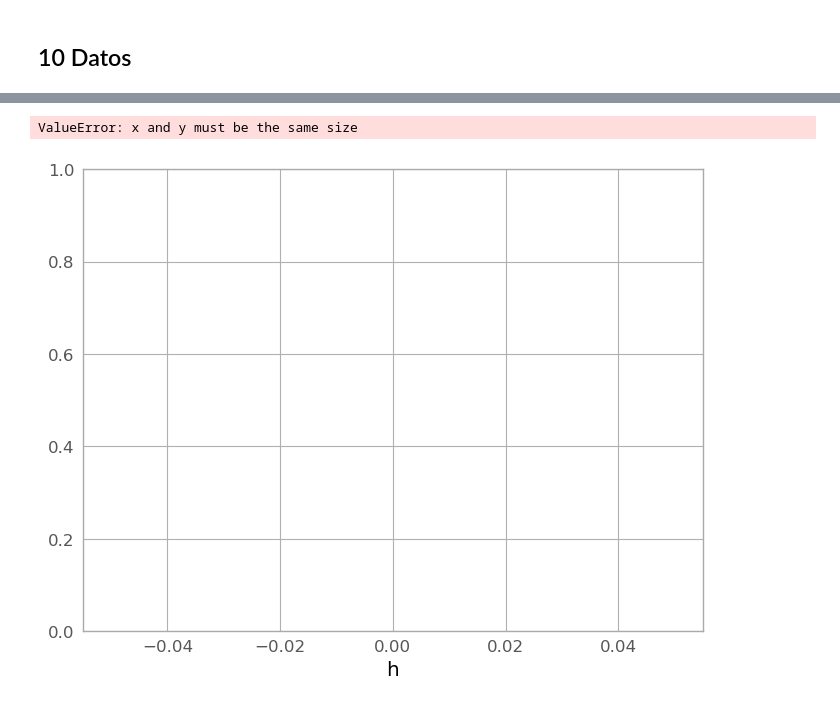
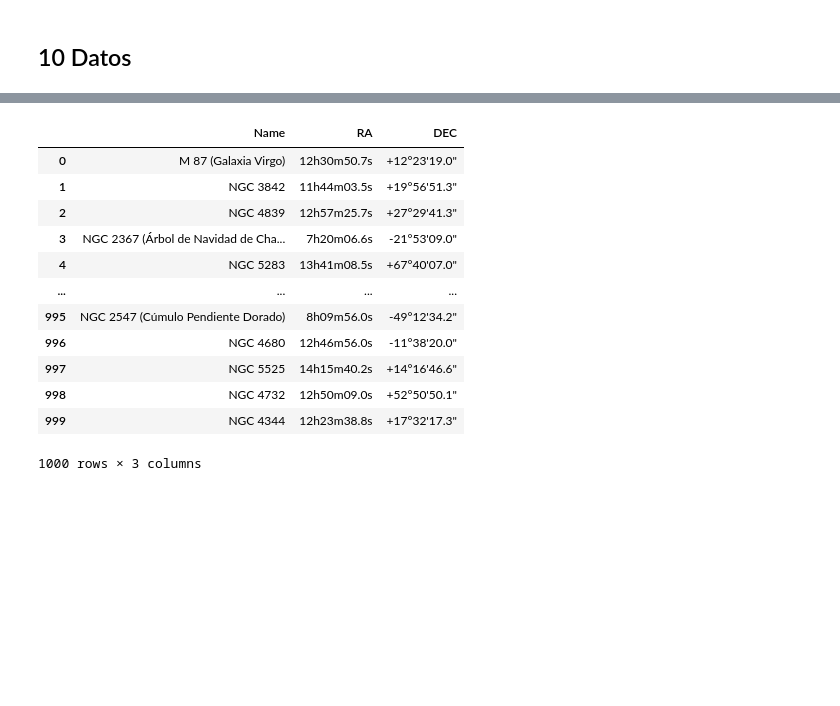
Before and after one commit to ccuellarn/Transient-Operation, a Jupyter notebook: Sketch.ipynb, the cells around one changed output, grey strips where cells are left out. Cells and saved outputs as stored; diff of their text form; code cells hidden in the pictures; blank space fills up the shorter version.

```diff
--- a/Sketch.ipynb
+++ b/Sketch.ipynb
@@ -346,35 +330,17 @@ Data
-# %%
-plt.style.use(astropy_mpl_style)
-quantity_support()
-
-plt.scatter(time, ALT,c=AZ,cmap="viridis",lw=1)
-
-#Limits of good observations
-plt.plot(time, np.linspace(limit,limit,len(time)),'--',color='grey')
-
-plt.colorbar().set_label("Azimuth [deg]")
-plt.xlabel("Hours around Midnight")
-plt.ylabel("Altitude [deg]")
-plt.title('Starting time {}'.format(date_i))
-
-plt.scatter([], [], color='limegreen', label='Good')
-plt.scatter([], [], color='k', label='Bad')
-
-# Loop for annotation of all points
-for i in range(0,len(order)-1):
-    for j in range(0,len(time)):
-
-        if limits[i]<= ALT[j] and limits[i]!=0:
-            plt.annotate(label[j], (time[j], ALT[j] + 1),color='limegreen')
-        else:
-            plt.annotate(label[j], (time[j], ALT[j] + 1),color='k')
-
-plt.legend()
-plt.show()
-
-
-print('Order for observation')
-order_alerts
-# %% [output]
-ValueError: x and y must be the same size
-[figure, removed]
+# %%
+data_corr = alerts.copy()
+data_corr
+# %% [output]
+|  | Name | RA | DEC |
+| 0 | M 87 (Galaxia Virgo) | 12h30m50.7s | +12°23'19.0" |
+| 1 | NGC 3842 | 11h44m03.5s | +19°56'51.3" |
+| 2 | NGC 4839 | 12h57m25.7s | +27°29'41.3" |
+| 3 | NGC 2367 (Árbol de Navidad de Cha... | 7h20m06.6s | -21°53'09.0" |
+| 4 | NGC 5283 | 13h41m08.5s | +67°40'07.0" |
+| ... | ... | ... | ... |
+| 995 | NGC 2547 (Cúmulo Pendiente Dorado) | 8h09m56.0s | -49°12'34.2" |
+| 996 | NGC 4680 | 12h46m56.0s | -11°38'20.0" |
+| 997 | NGC 5525 | 14h15m40.2s | +14°16'46.6" |
+| 998 | NGC 4732 | 12h50m09.0s | +52°50'50.1" |
+| 999 | NGC 4344 | 12h23m38.8s | +17°32'17.3" |
+1000 rows × 3 columns
```
Also changed, not shown: parts of 18 cells of this notebook.
